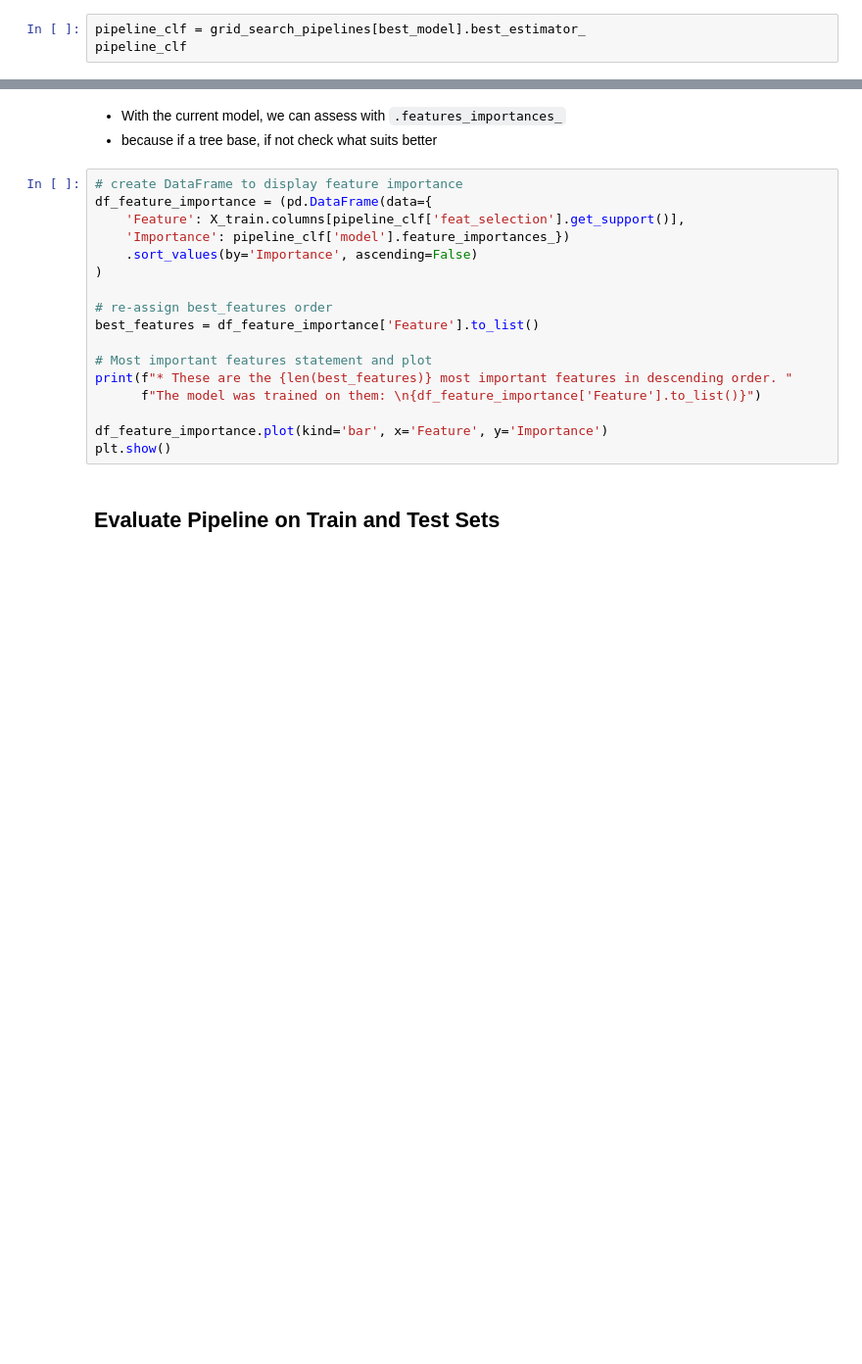
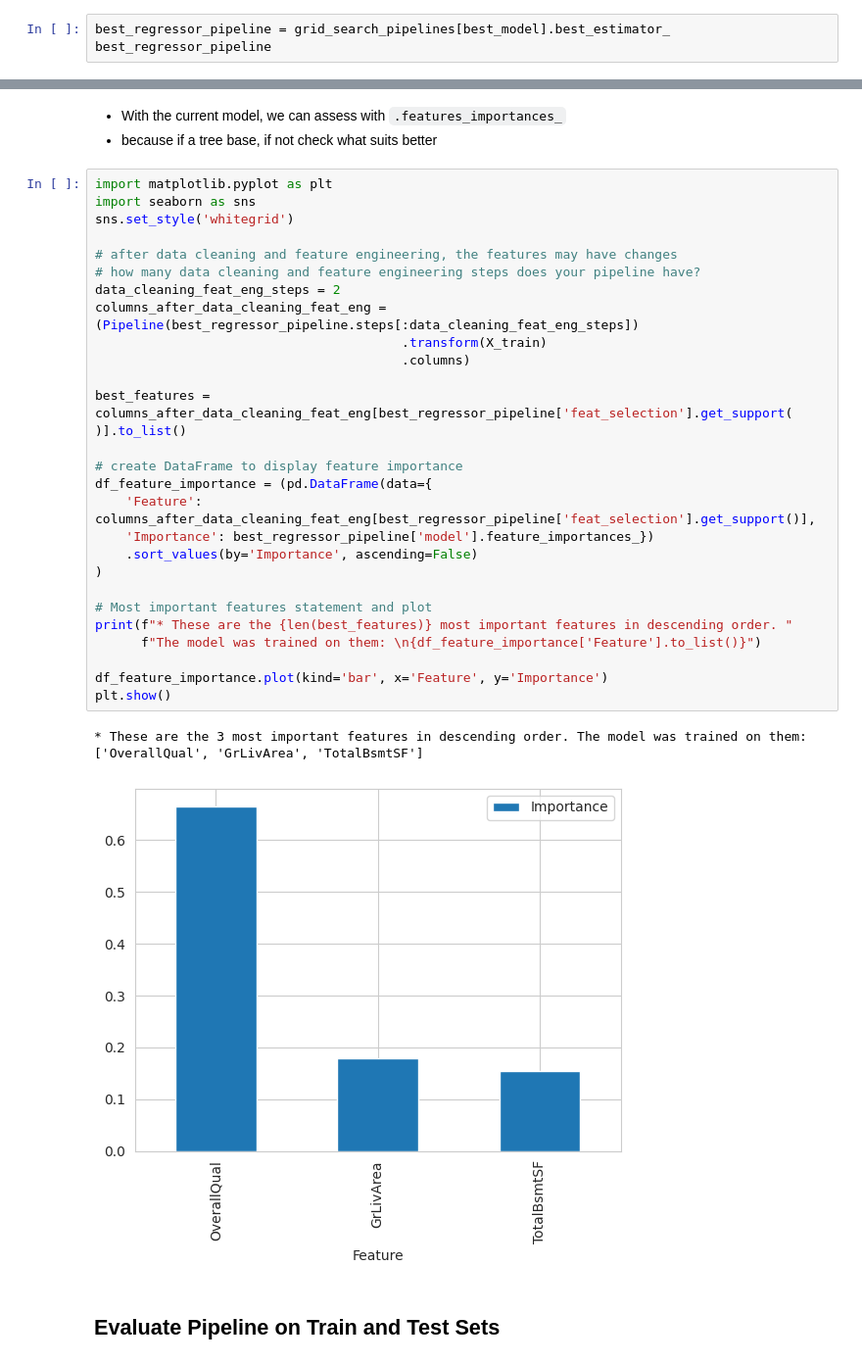
Before and after one commit to iweinacker/milestone-project-heritage-housing, a Jupyter notebook: jupyter_notebooks/5 - Modeling and Evaluation - Predict SalePrice.ipynb, the cells around one changed output, grey strips where cells are left out. Shown at 98% size. Drawn from its saved outputs; the diff is of its cells as text; blank space fills up the shorter version.

Commit message:
Modeling and Evaluation done

```diff
--- a/jupyter_notebooks/5 - Modeling and Evaluation - Predict SalePrice.ipynb
+++ b/jupyter_notebooks/5 - Modeling and Evaluation - Predict SalePrice.ipynb
@@ -421,5 +472,5 @@ best_parameters
 # %% [raw]
 Define the best clf pipeline
 # %%
-pipeline_clf = grid_search_pipelines[best_model].best_estimator_
-pipeline_clf
+best_regressor_pipeline = grid_search_pipelines[best_model].best_estimator_
+best_regressor_pipeline
@@ -431,22 +506,37 @@ X_train.head(3)
 * With the current model, we can assess with `.features_importances_`
 * because if a tree base, if not check what suits better
 # %%
+import matplotlib.pyplot as plt
+import seaborn as sns
+sns.set_style('whitegrid')
+
+# after data cleaning and feature engineering, the features may have changes
+# how many data cleaning and feature engineering steps does your pipeline have?
+data_cleaning_feat_eng_steps = 2
+columns_after_data_cleaning_feat_eng = (Pipeline(best_regressor_pipeline.steps[:data_cleaning_feat_eng_steps])
+                                        .transform(X_train)
+                                        .columns)
+
+best_features = columns_after_data_cleaning_feat_eng[best_regressor_pipeline['feat_selection'].get_support(
+)].to_list()
+
 # create DataFrame to display feature importance
 df_feature_importance = (pd.DataFrame(data={
-    'Feature': X_train.columns[pipeline_clf['feat_selection'].get_support()],
-    'Importance': pipeline_clf['model'].feature_importances_})
+    'Feature': columns_after_data_cleaning_feat_eng[best_regressor_pipeline['feat_selection'].get_support()],
+    'Importance': best_regressor_pipeline['model'].feature_importances_})
     .sort_values(by='Importance', ascending=False)
 )
-
-# re-assign best_features order
-best_features = df_feature_importance['Feature'].to_list()
 
 # Most important features statement and plot
 print(f"* These are the {len(best_features)} most important features in descending order. "
       f"The model was trained on them: \n{df_feature_importance['Feature'].to_list()}")
 
 df_feature_importance.plot(kind='bar', x='Feature', y='Importance')
 plt.show()
+# %% [output]
+* These are the 3 most important features in descending order. The model was trained on them:
+['OverallQual', 'GrLivArea', 'TotalBsmtSF']
+[figure, added]
 # %% [markdown]
 ## Evaluate Pipeline on Train and Test Sets
 # %% [markdown]
```
Also changed, not shown: parts of 53 cells of this notebook, 6 other files.
